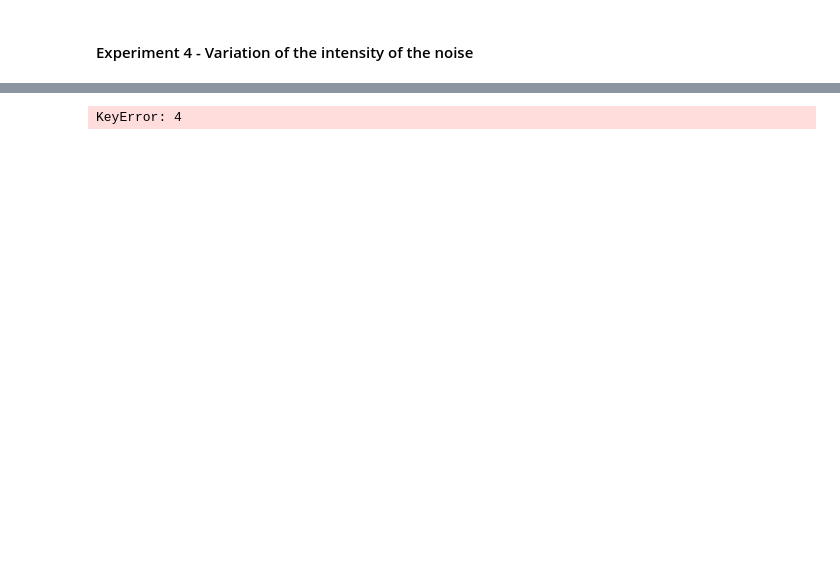
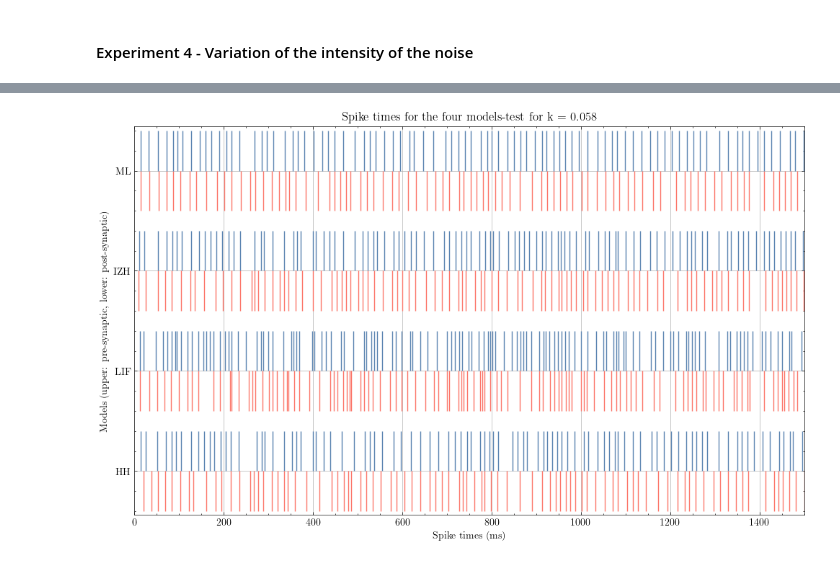
Before and after one commit to Sir-Bip-Bop/Gap-Junction-Coupling-Studies, a Jupyter notebook: synchrony_experiment_parallel_DifferentThreshold.ipynb, the cells around one changed output, grey strips where cells are left out. Cells and saved outputs as stored; diff of their text form; code cells hidden in the pictures; blank space fills up the shorter version.

```diff
--- a/synchrony_experiment_parallel_DifferentThreshold.ipynb
+++ b/synchrony_experiment_parallel_DifferentThreshold.ipynb
@@ -494,6 +494,11 @@ rossum_IF = np.zeros((n_measurements,2))
 rossum_IZH = np.zeros((n_measurements,2))
 rossum_ML = np.zeros((n_measurements,2))
 
+rel_HH = np.zeros(n_measurements)
+rel_IF = np.zeros(n_measurements)
+rel_IZH = np.zeros(n_measurements)
+rel_ML = np.zeros(n_measurements)
+
 I_HH = np.zeros((int(t_final/dt),2))
 I_IF = np.zeros((int(t_final/dt),2))
 I_IZH = np.zeros((int(t_final/dt),2))
@@ -508,6 +513,8 @@ firing_rate_ML = np.zeros((n_measurements,2))
 
 t = np.linspace(0,t_final,int(t_final/dt))
 t_R = 0.005
+t_Re = 0.005
+
 
 saved_data_HH_on = {}
 saved_data_IF_on = {}
@@ -1357,37 +1477,37 @@ plt.show()
 # %%
-spike_HH_1 =  (np.argwhere(np.array(matrix_HH_k[4])[0,:]>0) * dt).flatten()
-spike_HH_2 =  (np.argwhere(np.array(matrix_HH_k[4])[1,:]>0) * dt).flatten()
-spike_IF_1 =  (np.argwhere(np.array(matrix_IF_k[4])[0,:]>0) * dt).flatten()
-spike_IF_2 =  (np.argwhere(np.array(matrix_IF_k[4])[1,:]>0) * dt).flatten()
-spike_IZH_1 =  (np.argwhere(np.array(matrix_IZH_k[4])[0,:]>0) * dt).flatten()
-spike_IZH_2 = (np.argwhere(np.array(matrix_IZH_k[4])[1,:]>0) * dt).flatten()
-spike_ML_1 = (np.argwhere(np.array(matrix_ML_k[4])[0,:]>0) * dt).flatten()
-spike_ML_2 = (np.argwhere(np.array(matrix_ML_k[4])[1,:]>0) * dt).flatten()
+spike_HH_1 =  (np.argwhere(np.array(matrix_HH_noise[4])[0,:]>0) * dt).flatten()
+spike_HH_2 =  (np.argwhere(np.array(matrix_HH_noise[4])[1,:]>0) * dt).flatten()
+spike_IF_1 =  (np.argwhere(np.array(matrix_IF_noise[4])[0,:]>0) * dt).flatten()
+spike_IF_2 =  (np.argwhere(np.array(matrix_IF_noise[4])[1,:]>0) * dt).flatten()
+spike_IZH_1 =  (np.argwhere(np.array(matrix_IZH_noise[4])[0,:]>0) * dt).flatten()
+spike_IZH_2 = (np.argwhere(np.array(matrix_IZH_noise[4])[1,:]>0) * dt).flatten()
+spike_ML_1 = (np.argwhere(np.array(matrix_ML_noise[4])[0,:]>0) * dt).flatten()
+spike_ML_2 = (np.argwhere(np.array(matrix_ML_noise[4])[1,:]>0) * dt).flatten()
 fig, ax = plt.subplots()
 
 ax.eventplot(spike_HH_1, color = '#5B84B1FF')
 ax.eventplot(spike_HH_2,color='#FC766AFF',lineoffsets=0,label='hola')
 ax.eventplot(spike_IF_2,color = '#FC766AFF',lineoffsets=2.5)
 ax.eventplot(spike_IF_1, color = '#5B84B1FF', lineoffsets= 3.5)
 ax.eventplot(spike_IZH_2,color = '#FC766AFF',lineoffsets= 5.0 )
 ax.eventplot(spike_IZH_1, color = '#5B84B1FF', lineoffsets= 6.0)
 ax.eventplot(spike_ML_2, color = '#FC766AFF', lineoffsets= 7.5)
 ax.eventplot(spike_ML_1,color = '#5B84B1FF', lineoffsets= 8.5)
 ax.grid()
 ax.set_ylim(-0.6,9.1)
 ax.set_ylabel('Models (upper: pre-synaptic, lower: post-synaptic)')
 plt.yticks((0.5,3.0,5.5,8.0))
 labels = [item.get_text() for item in ax.get_yticklabels()]
 labels[0] = 'HH'
 labels[1] = 'LIF'
 labels[2] = 'IZH'
 labels[3] = 'ML'
 
 ax.set_yticklabels(labels, color = 'black')
 ax.set_xlabel('Spike times (ms)')
 ax.set_xlim(0,1500)
 
 plt.title('Spike times for the four models-test for k = 0.058')
 plt.show()
 # %% [output]
-KeyError: 4
+[figure, added]
```
Also changed, not shown: parts of 12 cells of this notebook.
